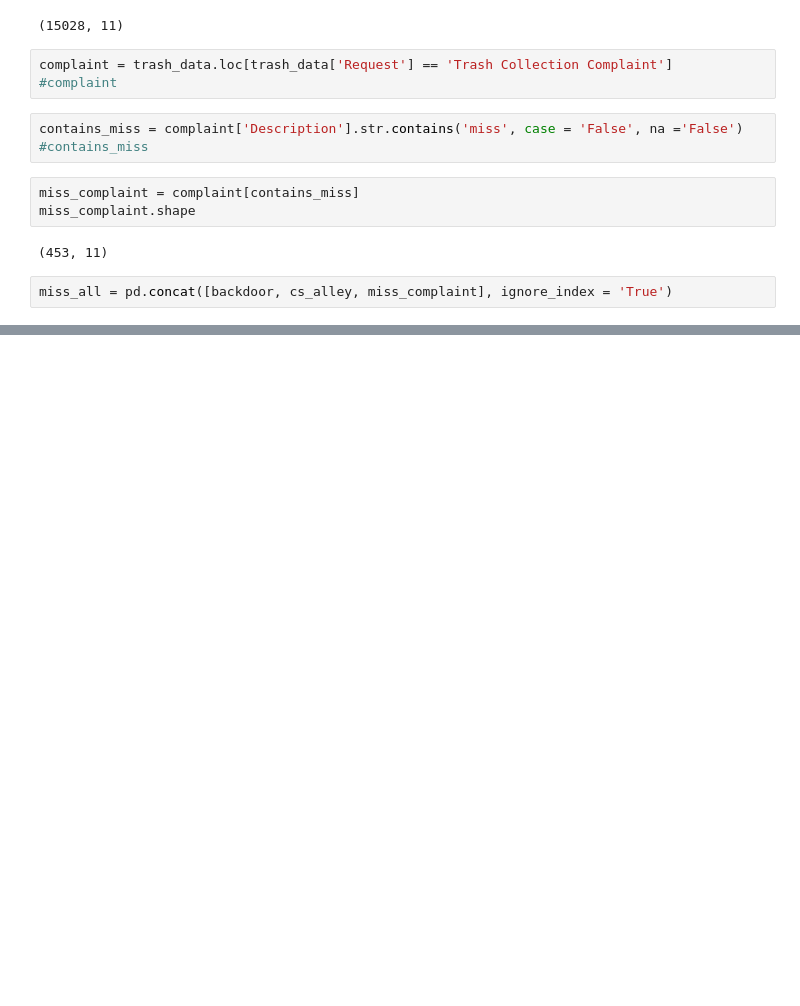
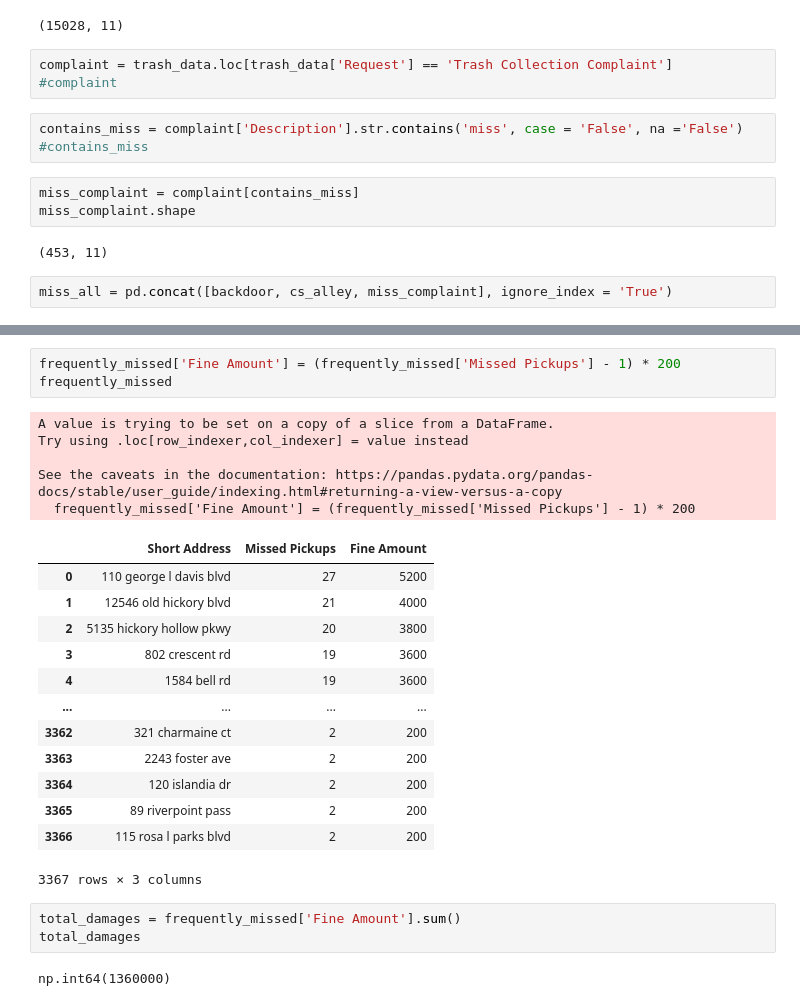
Before and after one commit to NewForce-Data-Cohort-12/trash-haulers-goody-grouch, a Jupyter notebook: trash_pickup.ipynb, the cells around one changed output, grey strips where cells are left out. Drawn from its saved outputs; the diff is of its cells as text; blank space fills up the shorter version.

```diff
--- a/trash_pickup.ipynb
+++ b/trash_pickup.ipynb
@@ -101,0 +103,27 @@ frequently_missed
+# %%
+frequently_missed['Fine Amount'] = (frequently_missed['Missed Pickups'] - 1) * 200
+frequently_missed
+# %% [output]
+A value is trying to be set on a copy of a slice from a DataFrame.
+Try using .loc[row_indexer,col_indexer] = value instead
+
+See the caveats in the documentation: https://pandas.pydata.org/pandas-docs/stable/user_guide/indexing.html#returning-a-view-versus-a-copy
+  frequently_missed['Fine Amount'] = (frequently_missed['Missed Pickups'] - 1) * 200
+|  | Short Address | Missed Pickups | Fine Amount |
+| 0 | 110 george l davis blvd | 27 | 5200 |
+| 1 | 12546 old hickory blvd | 21 | 4000 |
+| 2 | 5135 hickory hollow pkwy | 20 | 3800 |
+| 3 | 802 crescent rd | 19 | 3600 |
+| 4 | 1584 bell rd | 19 | 3600 |
+| ... | ... | ... | ... |
+| 3362 | 321 charmaine ct | 2 | 200 |
+| 3363 | 2243 foster ave | 2 | 200 |
+| 3364 | 120 islandia dr | 2 | 200 |
+| 3365 | 89 riverpoint pass | 2 | 200 |
+| 3366 | 115 rosa l parks blvd | 2 | 200 |
+3367 rows × 3 columns
+# %%
+total_damages = frequently_missed['Fine Amount'].sum()
+total_damages
+# %% [output]
+np.int64(1360000)
```
Also changed, not shown: parts of 3 cells of this notebook.
